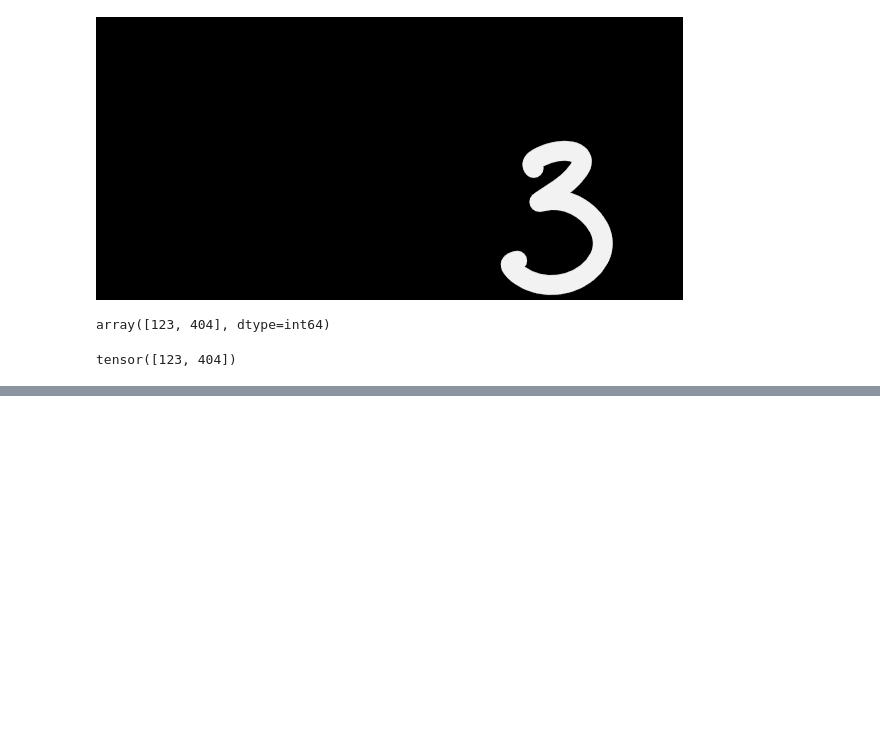
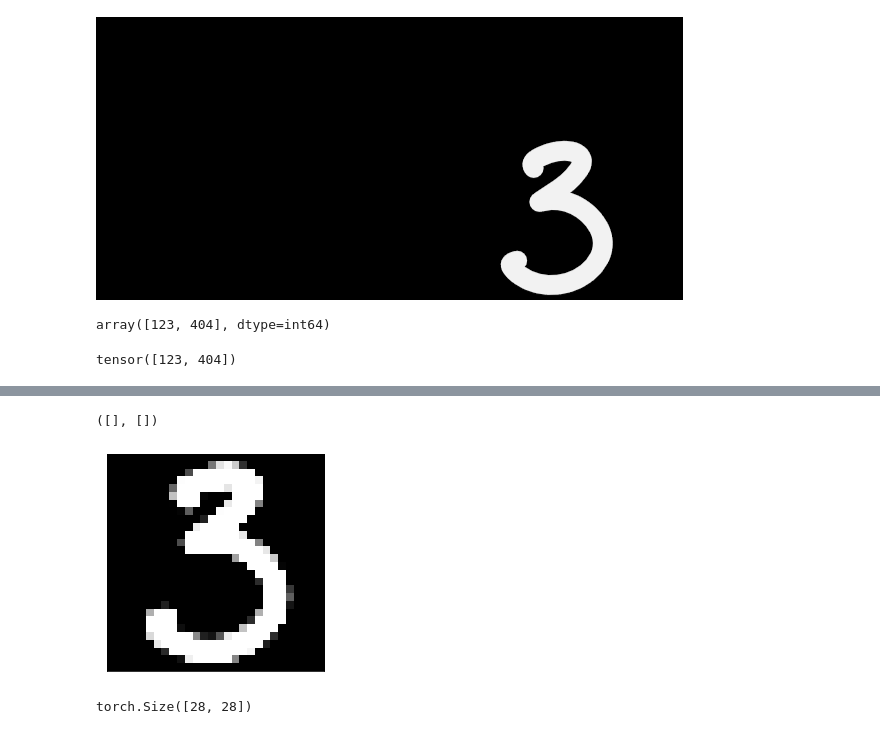
Before and after one commit to knmlprz/handwritten-digits, a Jupyter notebook: Notebooks/image_preprocessing.ipynb, the cells around one changed output, grey strips where cells are left out. Saved outputs shown, nothing was run; the diff lists cells and outputs as text; code cells hidden in the pictures; blank space fills up the shorter version.

```diff
--- a/Notebooks/image_preprocessing.ipynb
+++ b/Notebooks/image_preprocessing.ipynb
@@ -55,0 +117,13 @@ tensor([123, 404])
+# %%
+ptim_4 = T.Resize(size=[26, 26])(ptim_3.view(1, 1, *ptim_3.size())).view(26, 26)
+ptim_4 = T.Pad(padding=1)(ptim_4)
+plt.imshow(ptim_4, cmap='gray')
+plt.xticks([])
+plt.yticks([])
+# %% [output]
+([], [])
+[figure, added]
+# %%
+ptim_4.size()
+# %% [output]
+torch.Size([28, 28])
```
Also changed, not shown: parts of 11 cells of this notebook.
